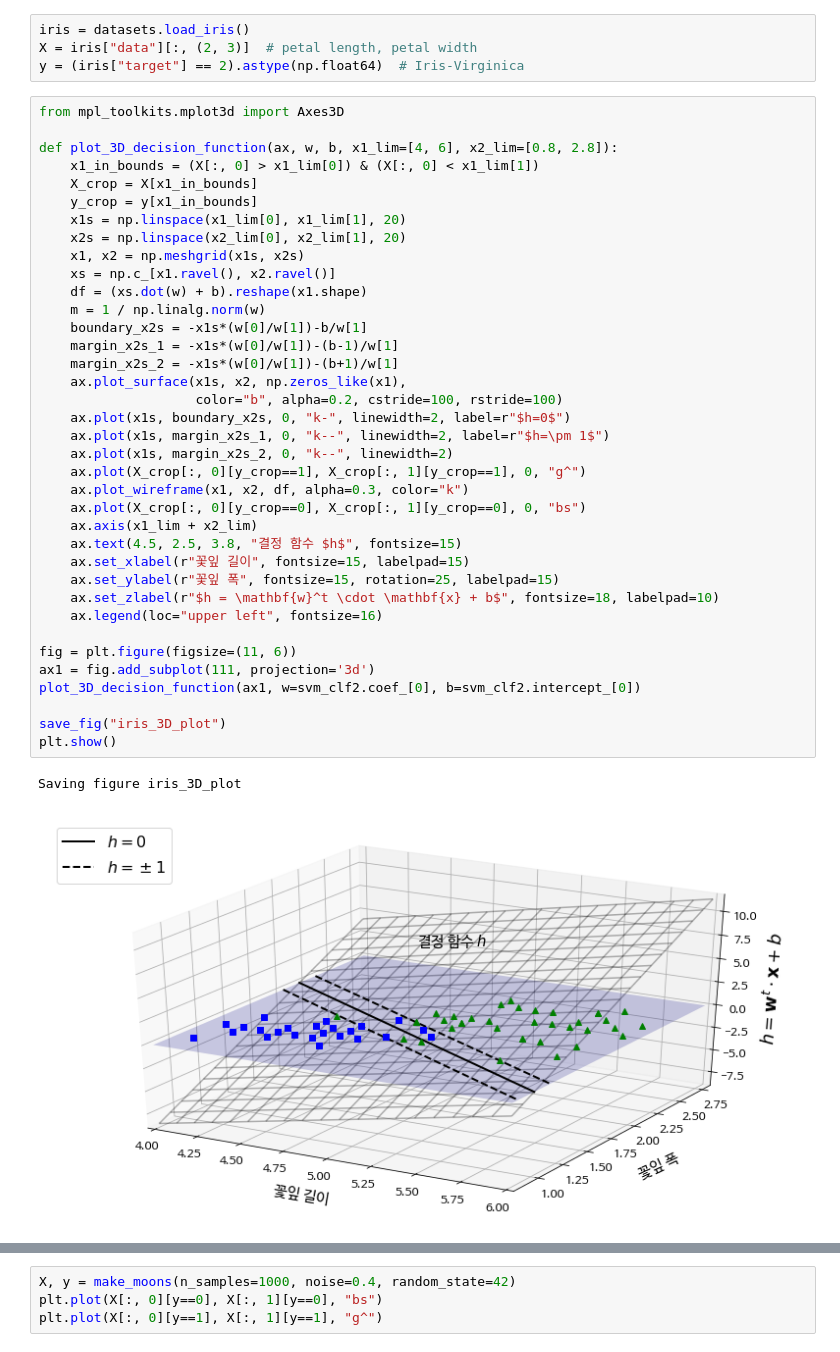
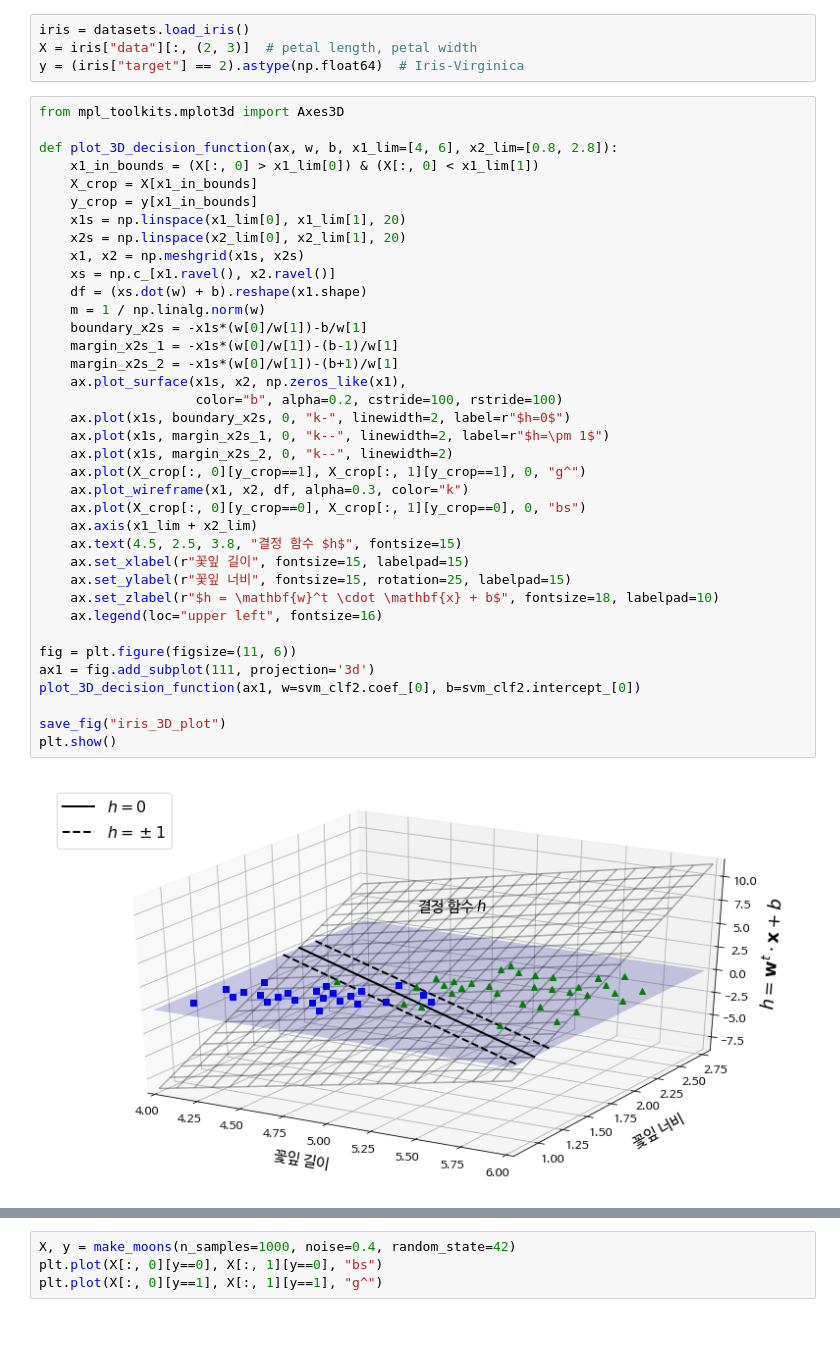
Before and after one commit to gocks8/deep_study, a Jupyter notebook: 05_support_vector_machines.ipynb, the cells around one changed output, grey strips where cells are left out. Drawn from its saved outputs; the diff is of its cells as text.

```diff
--- a/05_support_vector_machines.ipynb
+++ b/05_support_vector_machines.ipynb
@@ -655,33 +656,32 @@ def plot_3D_decision_function(ax, w, b, x1_lim=[4, 6], x2_lim=[0.8, 2.8]):
     x1s = np.linspace(x1_lim[0], x1_lim[1], 20)
     x2s = np.linspace(x2_lim[0], x2_lim[1], 20)
     x1, x2 = np.meshgrid(x1s, x2s)
     xs = np.c_[x1.ravel(), x2.ravel()]
     df = (xs.dot(w) + b).reshape(x1.shape)
     m = 1 / np.linalg.norm(w)
     boundary_x2s = -x1s*(w[0]/w[1])-b/w[1]
     margin_x2s_1 = -x1s*(w[0]/w[1])-(b-1)/w[1]
     margin_x2s_2 = -x1s*(w[0]/w[1])-(b+1)/w[1]
     ax.plot_surface(x1s, x2, np.zeros_like(x1),
                     color="b", alpha=0.2, cstride=100, rstride=100)
     ax.plot(x1s, boundary_x2s, 0, "k-", linewidth=2, label=r"$h=0$")
     ax.plot(x1s, margin_x2s_1, 0, "k--", linewidth=2, label=r"$h=\pm 1$")
     ax.plot(x1s, margin_x2s_2, 0, "k--", linewidth=2)
     ax.plot(X_crop[:, 0][y_crop==1], X_crop[:, 1][y_crop==1], 0, "g^")
     ax.plot_wireframe(x1, x2, df, alpha=0.3, color="k")
     ax.plot(X_crop[:, 0][y_crop==0], X_crop[:, 1][y_crop==0], 0, "bs")
     ax.axis(x1_lim + x2_lim)
     ax.text(4.5, 2.5, 3.8, "결정 함수 $h$", fontsize=15)
     ax.set_xlabel(r"꽃잎 길이", fontsize=15, labelpad=15)
-    ax.set_ylabel(r"꽃잎 폭", fontsize=15, rotation=25, labelpad=15)
+    ax.set_ylabel(r"꽃잎 너비", fontsize=15, rotation=25, labelpad=15)
     ax.set_zlabel(r"$h = \mathbf{w}^t \cdot \mathbf{x} + b$", fontsize=18, labelpad=10)
     ax.legend(loc="upper left", fontsize=16)
 
 fig = plt.figure(figsize=(11, 6))
 ax1 = fig.add_subplot(111, projection='3d')
 plot_3D_decision_function(ax1, w=svm_clf2.coef_[0], b=svm_clf2.intercept_[0])
 
 save_fig("iris_3D_plot")
 plt.show()
 # %% [output]
-Saving figure iris_3D_plot
-[figure, old version]
+[figure, new version]
```
Also changed, not shown: parts of 114 cells of this notebook, 14 other files.
